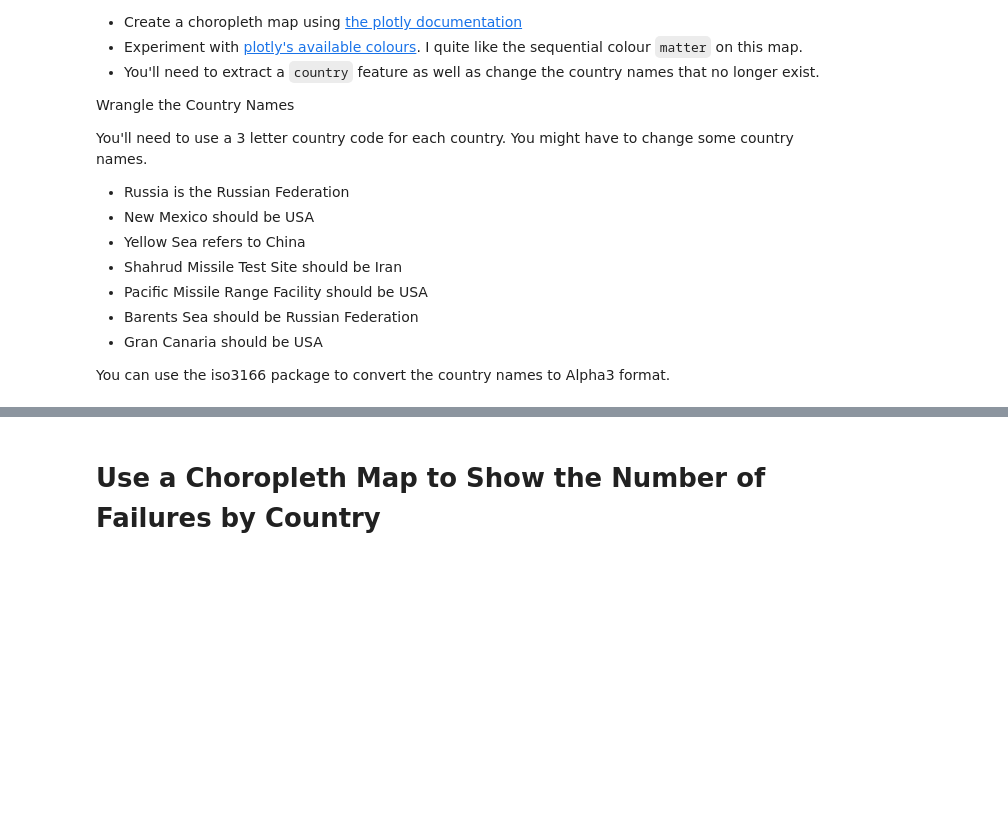
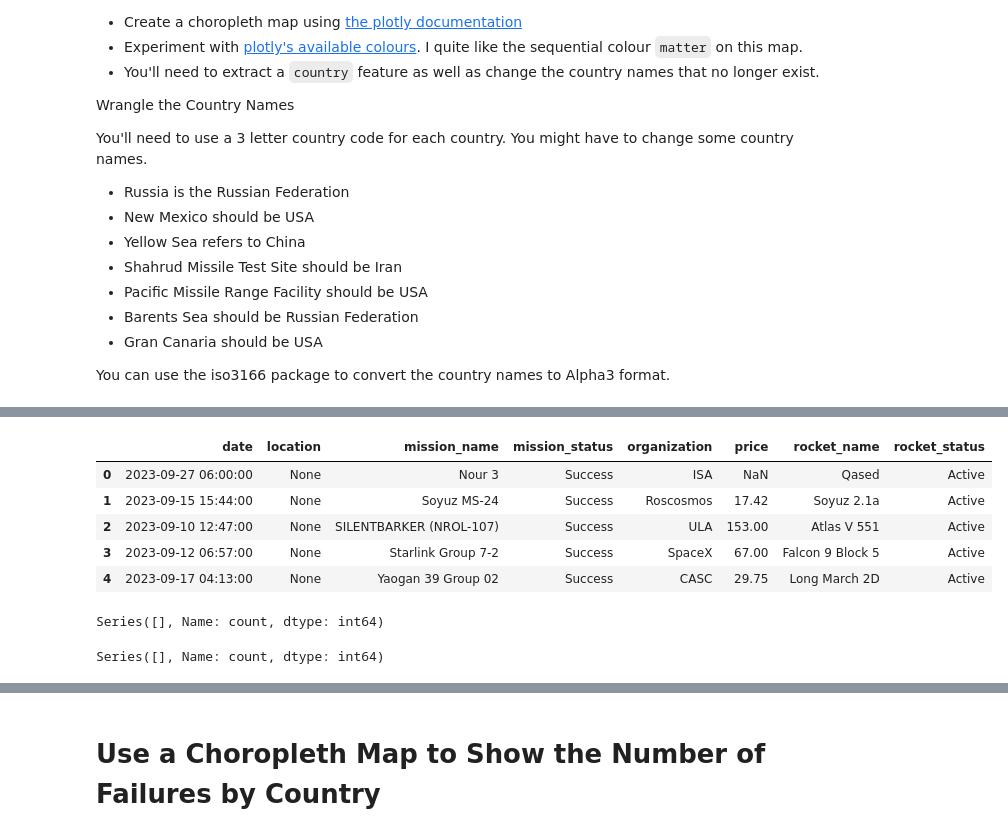
Before and after one commit to johnpapwinter/space-race-data-analysis, a Jupyter notebook: Space_Missions_Analysis.ipynb, the cells around one changed output, grey strips where cells are left out. Drawn from its saved outputs; the diff is of its cells as text; code cells hidden in the pictures; blank space fills up the shorter version.

Commit message:
launches per country

```diff
--- a/Space_Missions_Analysis.ipynb
+++ b/Space_Missions_Analysis.ipynb
@@ -323,0 +322,16 @@ df['location'].str.split(',').srt[-1].str.strip()
+# %%
+df_countries = df
+df_countries['location'] = df['location'].str.split(',').str[-1].str.strip()
+# %%
+df_countries.head()
+# %% [output]
+|  | date | location | mission_name | mission_status | organization | price | rocket_name | rocket_status |
+| 0 | 2023-09-27 06:00:00 | None | Nour 3 | Success | ISA | NaN | Qased | Active |
+| 1 | 2023-09-15 15:44:00 | None | Soyuz MS-24 | Success | Roscosmos | 17.42 | Soyuz 2.1a | Active |
+| 2 | 2023-09-10 12:47:00 | None | SILENTBARKER (NROL-107) | Success | ULA | 153.00 | Atlas V 551 | Active |
+| 3 | 2023-09-12 06:57:00 | None | Starlink Group 7-2 | Success | SpaceX | 67.00 | Falcon 9 Block 5 | Active |
+| 4 | 2023-09-17 04:13:00 | None | Yaogan 39 Group 02 | Success | CASC | 29.75 | Long March 2D | Active |
+# %%
+df_countries['location'].value_counts()
+# %% [output]
+Series([], Name: count, dtype: int64)
@@ -323,0 +361,4 @@ df['location'].str.split(',').srt[-1].str.strip()
+# %%
+df_countries['location'].value_counts()
+# %% [output]
+Series([], Name: count, dtype: int64)
```
Also changed, not shown: parts of 6 cells of this notebook.
